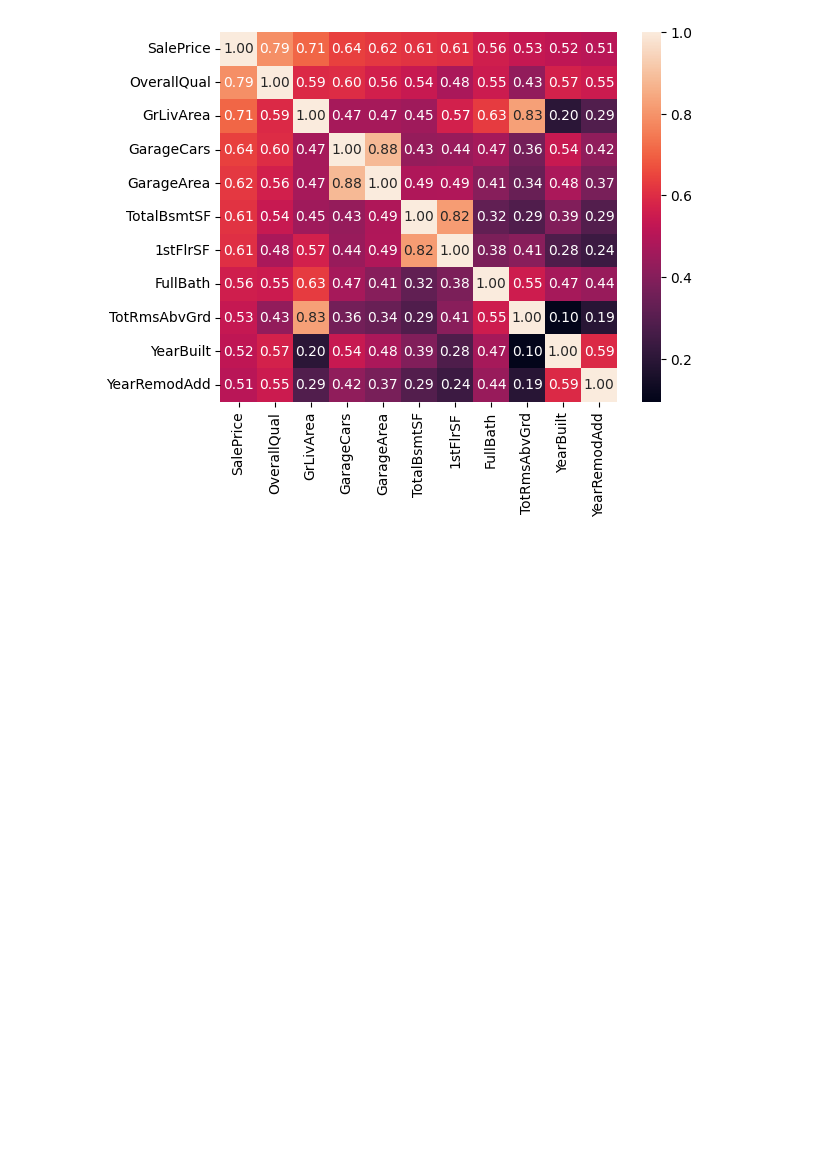
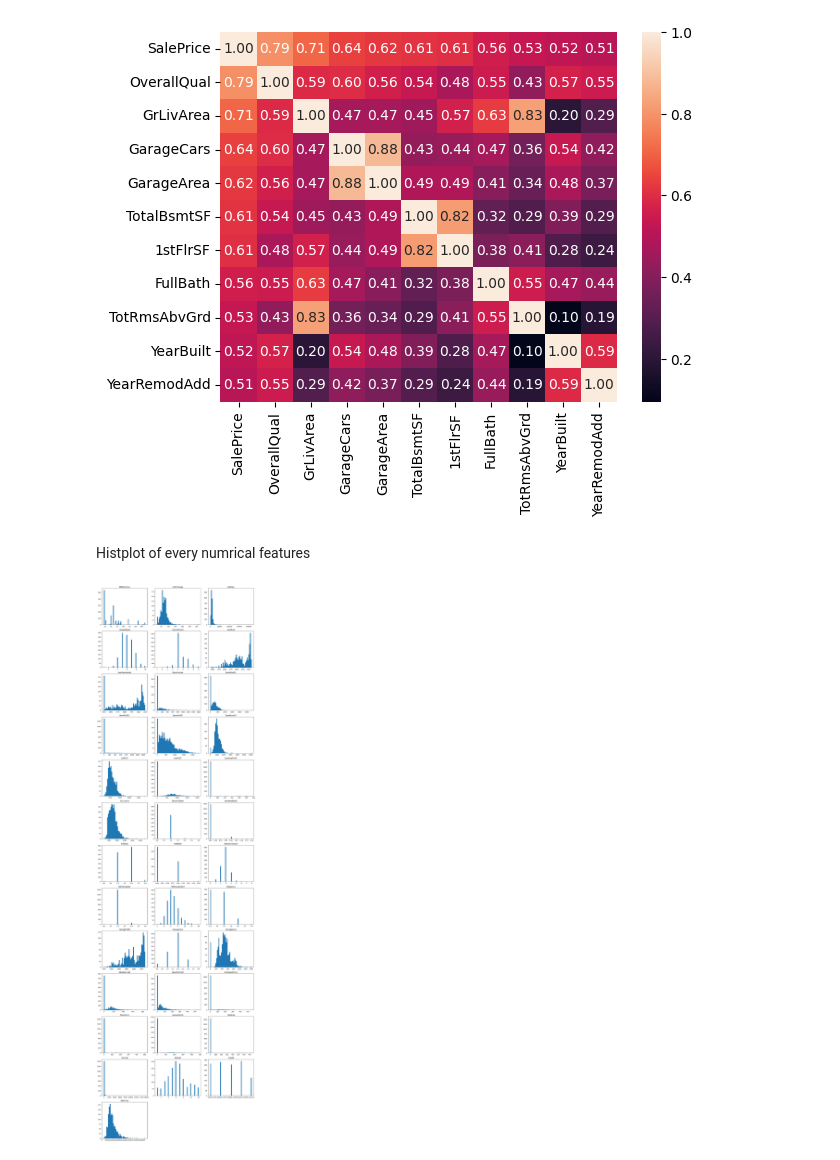
Before and after one commit to kosinus2000/RegresionModel, a Jupyter notebook: notebooks/01_data_analize.ipynb, the cells around one changed output. Saved outputs shown, nothing was run; the diff lists cells and outputs as text; code cells hidden in the pictures; blank space fills up the shorter version.

```diff
--- a/notebooks/01_data_analize.ipynb
+++ b/notebooks/01_data_analize.ipynb
@@ -191,3 +222,28 @@ sns.heatmap(houses_raw[top_features].corr(), annot=True, fmt=".2f")
 # %% [output]
 <Axes: >
 [figure]
+# %% [markdown]
+Histplot of every numrical features
+# %%
+import math
+
+num_features = pd.DataFrame(houses_raw.select_dtypes(include=['float64', 'int64']))
+num_features.drop(columns=['Id'], inplace=True)
+n = len(num_features.columns)
+cols = 3
+rows = math.ceil(n / cols)
+
+fig, ax = plt.subplots(rows, cols, figsize=(15, rows * 4))
+ax = ax.flatten()
+
+for i, col in enumerate(num_features.columns):
+    ax[i].hist(num_features[col].dropna(), bins=50)
+    ax[i].set_title(col)
+
+for j in range(i + 1, len(ax)):
+    ax[j].set_visible(False)
+
+plt.tight_layout()
+plt.show()
+# %% [output]
+[figure, added]
```
Also changed, not shown: parts of 4 cells of this notebook, 1 other file.
